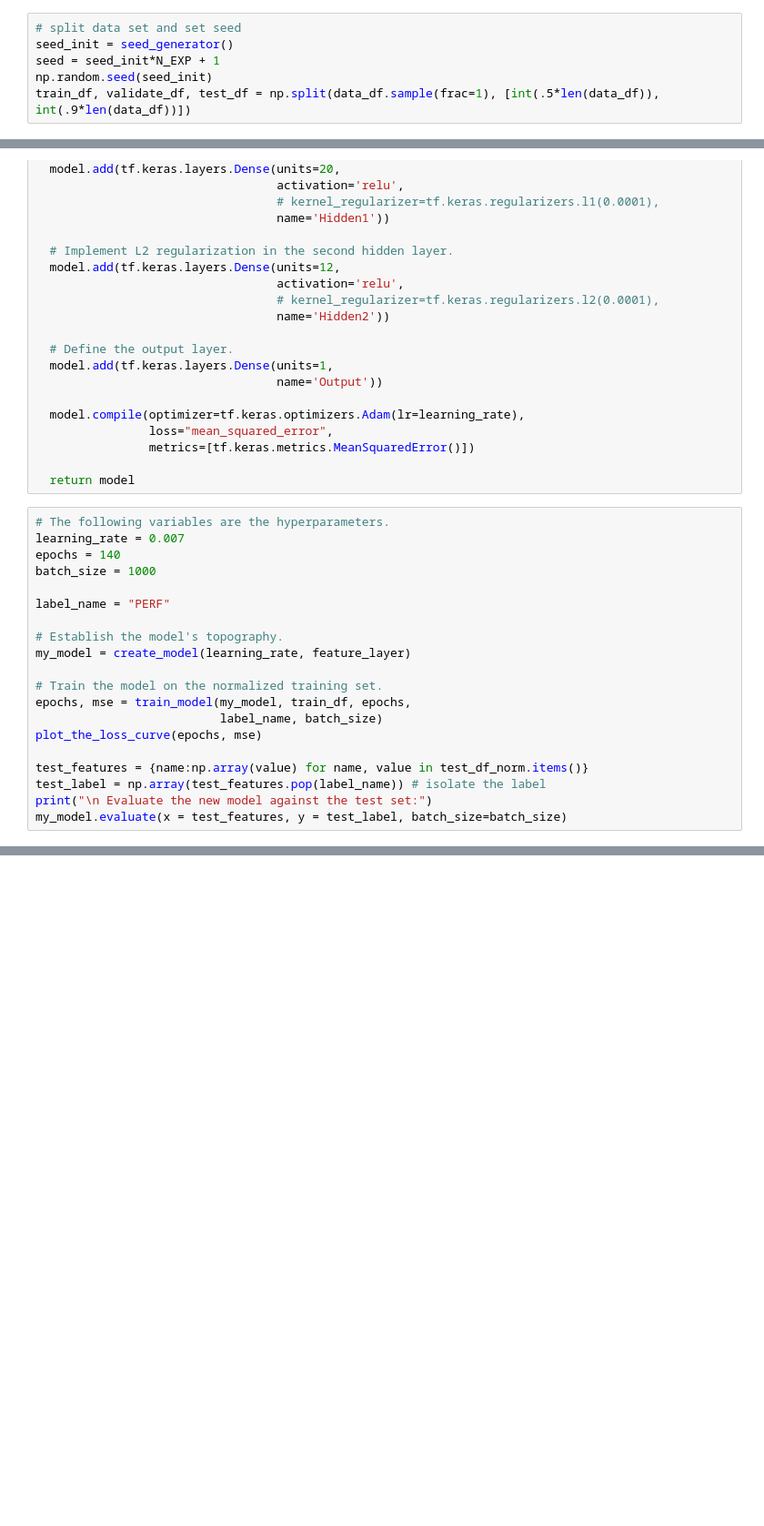
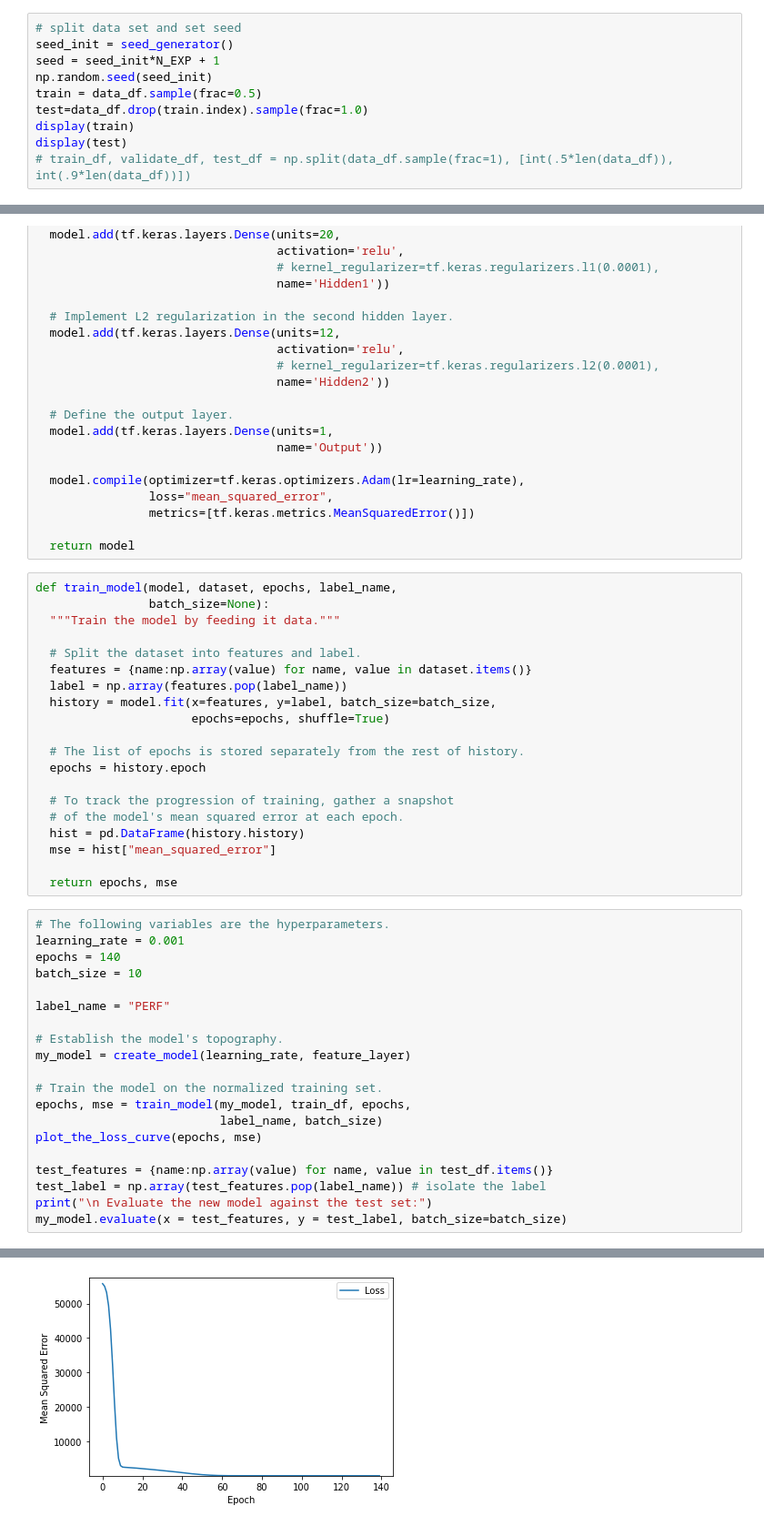
Before and after one commit to adrenalin97/DeepPerf, a Jupyter notebook: Thesis.ipynb, the cells around one changed output, grey strips where cells are left out. Shown: that part at 91% size. Saved outputs shown, nothing was run; the diff lists cells and outputs as text; blank space fills up the shorter version.

Commit message:
progress

```diff
--- a/Thesis.ipynb
+++ b/Thesis.ipynb
@@ -48,4 +48,8 @@ data_df = data_df.reindex(np.random.permutation(data_df.index))
 seed_init = seed_generator()
 seed = seed_init*N_EXP + 1
 np.random.seed(seed_init)
-train_df, validate_df, test_df = np.split(data_df.sample(frac=1), [int(.5*len(data_df)), int(.9*len(data_df))])
+train = data_df.sample(frac=0.5)
+test=data_df.drop(train.index).sample(frac=1.0)
+display(train)
+display(test)
+# train_df, validate_df, test_df = np.split(data_df.sample(frac=1), [int(.5*len(data_df)), int(.9*len(data_df))])
@@ -112,11 +143,31 @@ def create_model(learning_rate, feature_layer):
                 metrics=[tf.keras.metrics.MeanSquaredError()])
 
   return model
+# %%
+def train_model(model, dataset, epochs, label_name,
+                batch_size=None):
+  """Train the model by feeding it data."""
+
+  # Split the dataset into features and label.
+  features = {name:np.array(value) for name, value in dataset.items()}
+  label = np.array(features.pop(label_name))
+  history = model.fit(x=features, y=label, batch_size=batch_size,
+                      epochs=epochs, shuffle=True)
+
+  # The list of epochs is stored separately from the rest of history.
+  epochs = history.epoch
+
+  # To track the progression of training, gather a snapshot
+  # of the model's mean squared error at each epoch.
+  hist = pd.DataFrame(history.history)
+  mse = hist["mean_squared_error"]
+
+  return epochs, mse
 # %%
 # The following variables are the hyperparameters.
-learning_rate = 0.007
+learning_rate = 0.001
 epochs = 140
-batch_size = 1000
+batch_size = 10
 
 label_name = "PERF"
 
@@ -128,7 +179,7 @@ epochs, mse = train_model(my_model, train_df, epochs,
                           label_name, batch_size)
 plot_the_loss_curve(epochs, mse)
 
-test_features = {name:np.array(value) for name, value in test_df_norm.items()}
+test_features = {name:np.array(value) for name, value in test_df.items()}
 test_label = np.array(test_features.pop(label_name)) # isolate the label
 print("\n Evaluate the new model against the test set:")
 my_model.evaluate(x = test_features, y = test_label, batch_size=batch_size)
@@ -136,0 +206 @@ NameError: name 'feature_layer' is not defined
+[figure, added]
```
Also changed, not shown: parts of 2 cells of this notebook.
